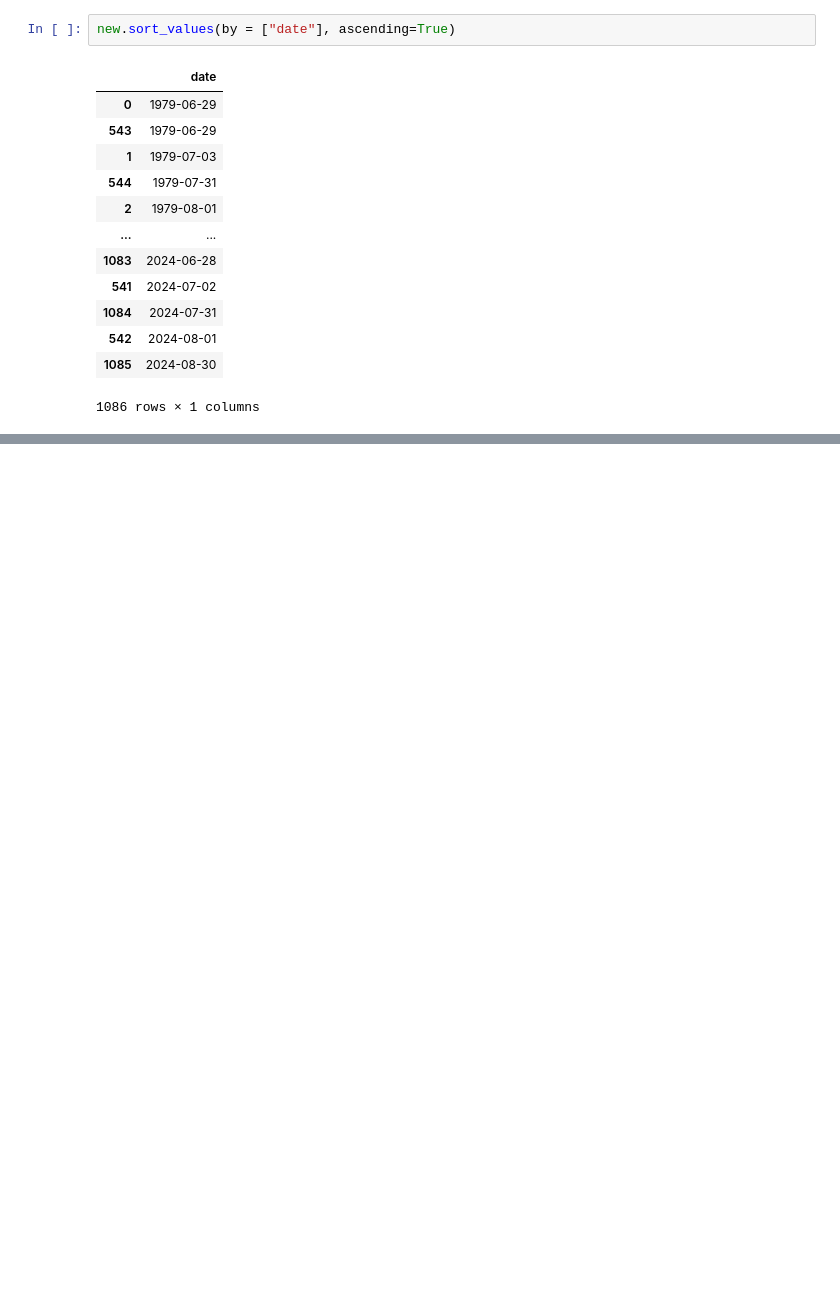
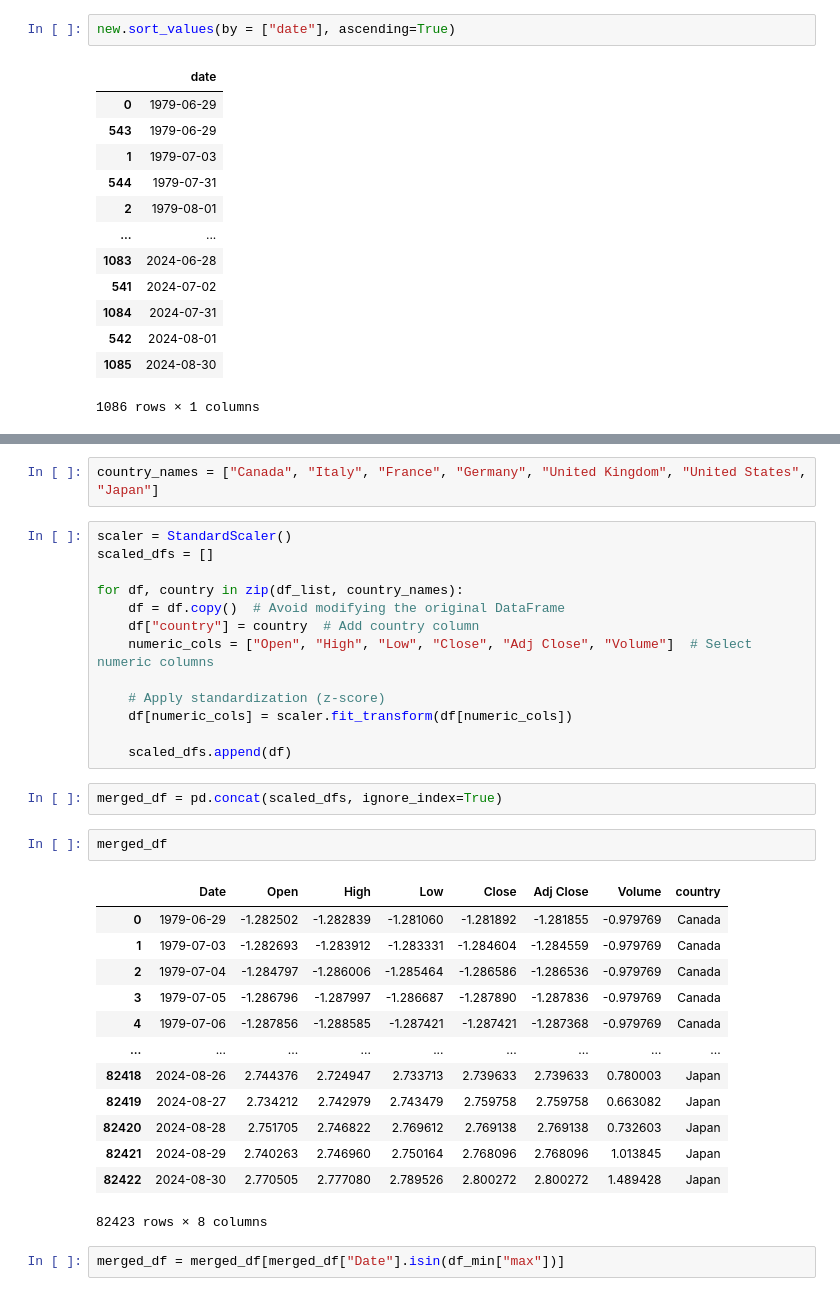
Before and after one commit to Luwate/macroeconomics-project, a Jupyter notebook: indices.ipynb, the cells around one changed output, grey strips where cells are left out. Cells and saved outputs as stored; diff of their text form; blank space fills up the shorter version.

Commit message:
Data combination and initial model

```diff
--- a/indices.ipynb
+++ b/indices.ipynb
@@ -246,0 +257,35 @@ canada_df[canada_df["Date"].isin(new["date"])]
+# %%
+country_names = ["Canada", "Italy", "France", "Germany", "United Kingdom", "United States", "Japan"]
+# %%
+scaler = StandardScaler()
+scaled_dfs = []
+
+for df, country in zip(df_list, country_names):
+    df = df.copy()  # Avoid modifying the original DataFrame
+    df["country"] = country  # Add country column
+    numeric_cols = ["Open", "High", "Low", "Close", "Adj Close", "Volume"]  # Select numeric columns
+
+    # Apply standardization (z-score)
+    df[numeric_cols] = scaler.fit_transform(df[numeric_cols])
+
+    scaled_dfs.append(df)
+# %%
+merged_df = pd.concat(scaled_dfs, ignore_index=True)
+# %%
+merged_df
+# %% [output]
+|  | Date | Open | High | Low | Close | Adj Close | Volume | country |
+| 0 | 1979-06-29 | -1.282502 | -1.282839 | -1.281060 | -1.281892 | -1.281855 | -0.979769 | Canada |
+| 1 | 1979-07-03 | -1.282693 | -1.283912 | -1.283331 | -1.284604 | -1.284559 | -0.979769 | Canada |
+| 2 | 1979-07-04 | -1.284797 | -1.286006 | -1.285464 | -1.286586 | -1.286536 | -0.979769 | Canada |
+| 3 | 1979-07-05 | -1.286796 | -1.287997 | -1.286687 | -1.287890 | -1.287836 | -0.979769 | Canada |
+| 4 | 1979-07-06 | -1.287856 | -1.288585 | -1.287421 | -1.287421 | -1.287368 | -0.979769 | Canada |
+| ... | ... | ... | ... | ... | ... | ... | ... | ... |
+| 82418 | 2024-08-26 | 2.744376 | 2.724947 | 2.733713 | 2.739633 | 2.739633 | 0.780003 | Japan |
+| 82419 | 2024-08-27 | 2.734212 | 2.742979 | 2.743479 | 2.759758 | 2.759758 | 0.663082 | Japan |
+| 82420 | 2024-08-28 | 2.751705 | 2.746822 | 2.769612 | 2.769138 | 2.769138 | 0.732603 | Japan |
+| 82421 | 2024-08-29 | 2.740263 | 2.746960 | 2.750164 | 2.768096 | 2.768096 | 1.013845 | Japan |
+| 82422 | 2024-08-30 | 2.770505 | 2.777080 | 2.789526 | 2.800272 | 2.800272 | 1.489428 | Japan |
+82423 rows × 8 columns
+# %%
+merged_df = merged_df[merged_df["Date"].isin(df_min["max"])]
```
Also changed, not shown: parts of 13 cells of this notebook, 12 other files.
